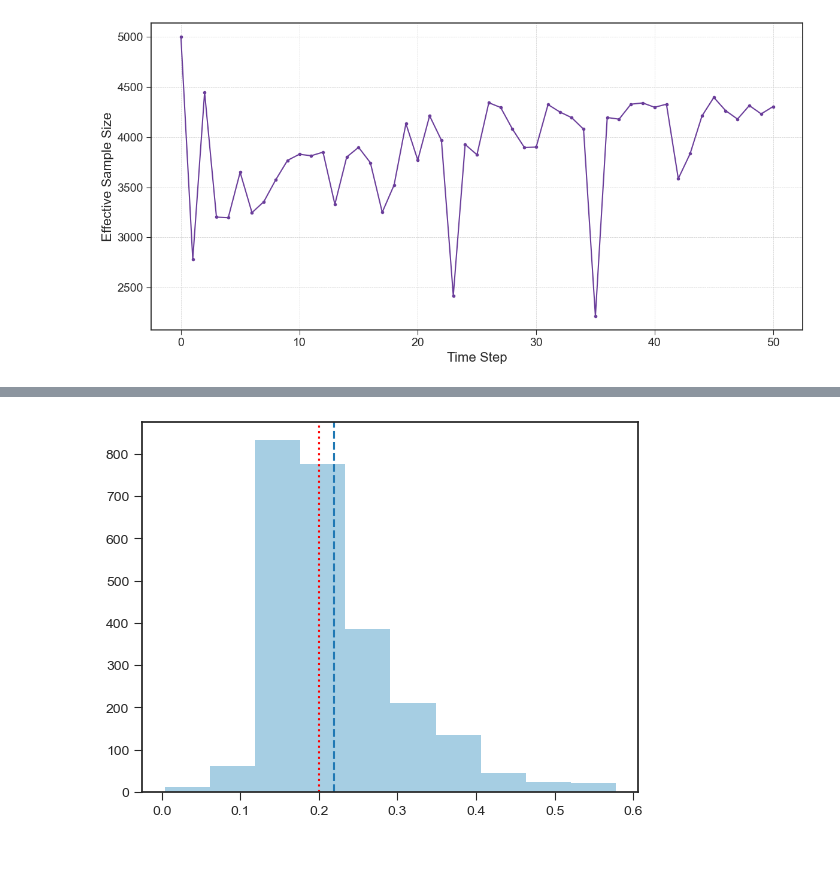
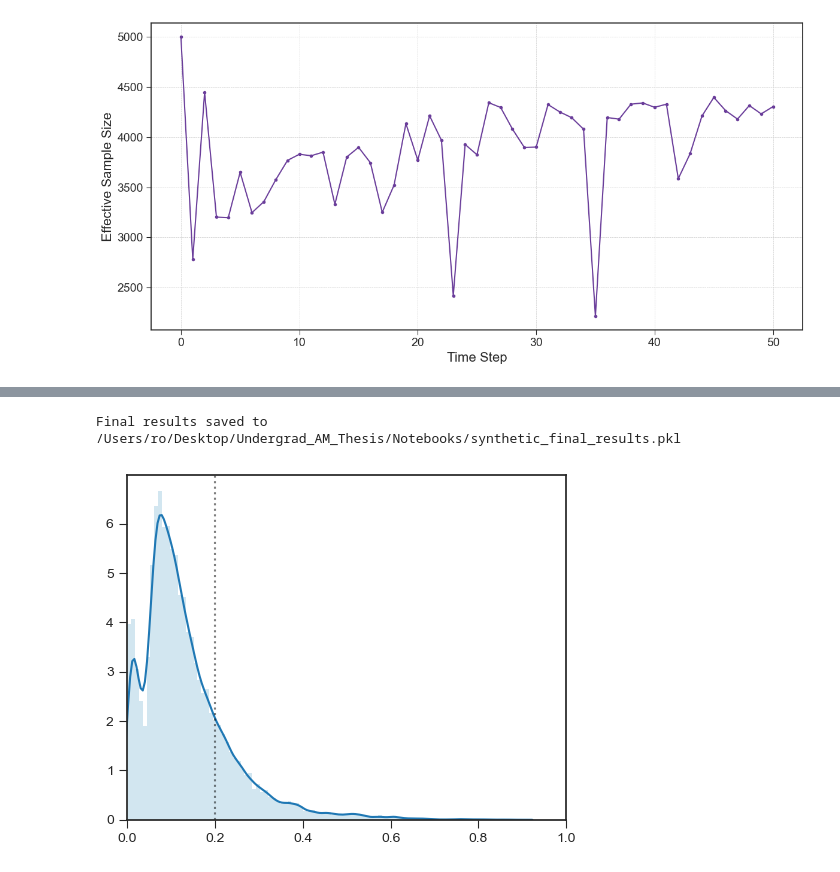
Before and after one commit to rosastreg/Diffusion-Driven-Epidemic-Model-for-COVID-19-in-Mexico, a Jupyter notebook: Notebooks/3_Synthetic_Data_Experiments.ipynb, the cells around one changed output, grey strips where cells are left out. Drawn from its saved outputs; the diff is of its cells as text; code cells hidden in the pictures.

```diff
--- a/Notebooks/3_Synthetic_Data_Experiments.ipynb
+++ b/Notebooks/3_Synthetic_Data_Experiments.ipynb
@@ -534,5 +10,0 @@ def set_param_priors():
-# %%
-num_particles = 10000
-params = set_param_priors()
-initial_conditions = set_IVC(N, num_particles)
-T=weeks
@@ -1050,7 +190,8 @@ for t in range(1,T+1):
     particles[:,:,t], weekly_infections[:,t] = BM_SEIR(particles[:, resample_indices, t-1], params, num_particles, N)
 
     # Update particle weights
-    incremental_weights = stats.nbinom(n=1/0.1, p=1/(1+0.1*weekly_infections[:,t])).logpmf(Y_obs[t])
+    incremental_weights = stats.lognorm(weekly_infections[:,t], 0.1).logpdf(Y_obs[t])
+    #stats.nbinom(n=1/0.1, p=1/(1+0.1*weekly_infections[:,t])).logpmf(Y_obs[t])
 
     max_weights = np.max(incremental_weights)
     weights[:,t] = np.exp(incremental_weights - max_weights)
@@ -1400,8 +504,8 @@ BPF(Y_obs, N, T, num_particles, params, initial_conditions, BM_SEIR)
          0.78276034, 0.50911236, 0.08925399, 0.08691562, 0.03270186,
          0.19784824]]))
 # %%
-num_particles = 5000
-num_iterations = 5000
+num_particles = 3000
+num_iterations = 150000
 # initial_conditions = np.repeat(V_in,num_particles).reshape(5,num_particles) #Sationary Initial Conditions
 E0 = stats.uniform(100,10000).rvs(num_particles)
 I0 = stats.uniform(10,100).rvs(num_particles)
@@ -1410,11 +514,20 @@ initial_conditions = np.array([
     E0,
     I0,
     np.zeros(num_particles),
-    np.log(stats.uniform(0,1).rvs(num_particles))
+    np.log(stats.uniform(0,5).rvs(num_particles))
     ])
 
-current_theta = np.array(params)
-current_theta[2] = stats.uniform(0,1).rvs()
+current_theta = np.array([
+    stats.uniform().rvs(),
+    stats.uniform().rvs(),
+    stats.uniform().rvs()
+])
+
+stepSize = np.diag([
+    0.1**2,
+    0.1**2,
+    0.15**2
+])
 
 print('Initial conditions: ',np.mean(initial_conditions, axis=1))
 print('Initial parameters: ',current_theta)
@@ -1698,7 +612,45 @@ Accept prob:  0.7445942320474019
+# %%
+import os
+import pickle
+
+# Define the folder path
+data_folder = '/Users/ro/Desktop/Undergrad_AM_Thesis/Notebooks'
+
+# Define the full path for the file
+file_path = os.path.join(data_folder, 'synthetic_final_results.pkl')
+
+# Save the pickle file
+results = {
+    'theta_samples': theta_samples,
+    'weekly_trajectories': weekly_trajectories,
+    'vector_trajectories': beta_trajectories,
+    'loglikelihoods': loglikelihoods,
+    'acceptance_count': acceptance_count,
+    'rejected_count': rejected_count,
+    'AccRate': AccRate
+}
+
+with open(file_path, 'wb') as f:
+    pickle.dump(results, f)
+
+print(f"Final results saved to {file_path}")
+# %% [output]
+Final results saved to /Users/ro/Desktop/Undergrad_AM_Thesis/Notebooks/synthetic_final_results.pkl
 # %%
-plt.hist(theta_samples[0,2500:], color=colors[0])
-plt.axvline(np.mean(theta_samples[0,2500:],axis=0),color=colors[1], linestyle='--')
-plt.axvline(params[0], color='r', linestyle=':')
+plt.figure(figsize=(5, 4))
+plt.hist(
+    theta_samples[0, 50000:],
+    bins=100,
+    color=colors[0],
+    density=True,
+    edgecolor='none',
+    alpha=0.5
+)
+sns.kdeplot(theta_samples[0,50000:], linewidth=1.5, color=colors[1])
+plt.axvline(params[0], color='black', linestyle=":", alpha=0.5)
+plt.xlim(0,1)
+plt.ylabel('')
+plt.tight_layout()
 plt.show()
 # %% [output]
-[figure, old version]
+[figure, new version]
```
Also changed, not shown: parts of 75 cells of this notebook, 5 other files.
